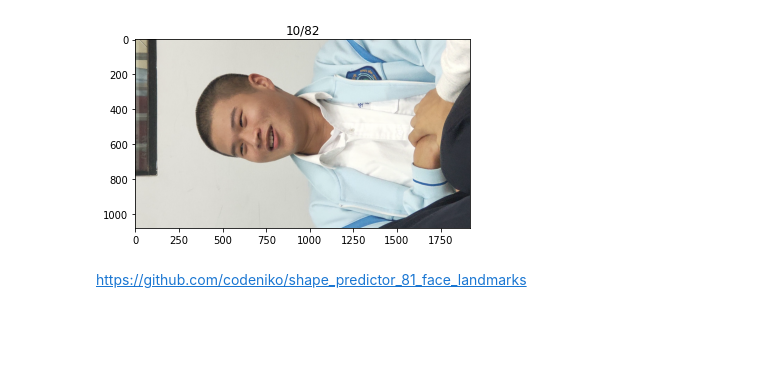
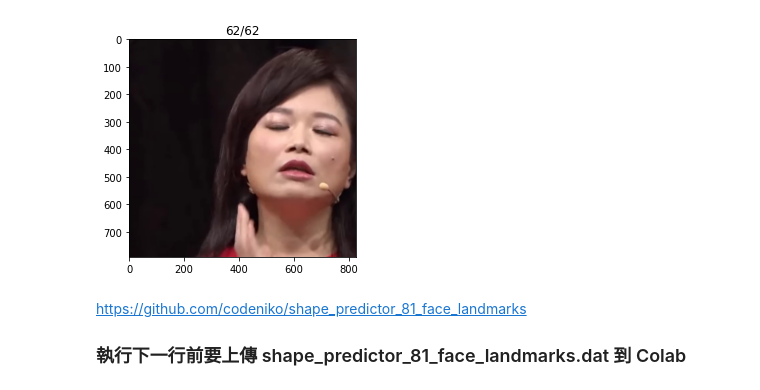
Before and after one commit to TienLungSun/2020-PyTorch-Colab, a Jupyter notebook: 7. dlib facial key points detection.ipynb, the cells around one changed output. Saved outputs shown, nothing was run; the diff lists cells and outputs as text; code cells hidden in the pictures; blank space fills up the shorter version.

```diff
--- a/7. dlib facial key points detection.ipynb
+++ b/7. dlib facial key points detection.ipynb
@@ -19,31 +23,29 @@ VID20201104153229.mp4
 # %%
-# 看一下影片 frames
-First_tracking_frame = 1
-End_tracking_frame =  10
+# take a look at the input video
+import cv2
+import imageio
+from IPython import display
+import matplotlib.pyplot as plt
+
 cap = cv2.VideoCapture(fname)
 total_frames = int(cap.get(7))
+vid = imageio.get_reader(fname, 'ffmpeg')
 print('No. of frames = ', total_frames)
 frame_count = 1
-while(cap.isOpened()):
-    if(frame_count > End_tracking_frame):
-        break
-    success, frame = cap.read()  # Capture frame-by-frame
-    if success == True:
-        # 先把 frame 轉到 First_tracking_frame, show 出此 frame 上 subject index
-        if(frame_count < First_tracking_frame):
-            frame_count += 1
-        else:
-            display.clear_output(wait=True)
-            plt.title(str(frame_count)+'/'+str(total_frames))
-            frame = cv2.cvtColor(frame, cv2.COLOR_BGR2RGB) # Convert to RGB
-            plt.imshow(frame)
-            plt.show()
-            plt.pause(0.1)
-            frame_count = frame_count + 1
-cap.release()
+try:
+  while(frame_count <= total_frames):
+    display.clear_output(wait=True)
+    plt.title(str(frame_count)+'/'+str(total_frames))
+    frame = vid.get_data(frame_count)  # Capture frame-by-frame
+    frame_count += 1
+    plt.imshow(frame)
+    plt.pause(0.1)
+except:
+    print("Read video error!")
 # %% [output]
-[figure, old version]
+[figure, new version]
 # %% [markdown]
+https://github.com/codeniko/shape_predictor_81_face_landmarks
 
-https://github.com/codeniko/shape_predictor_81_face_landmarks
+### 執行下一行前要上傳 shape_predictor_81_face_landmarks.dat 到 Colab
 # %%
```
Also changed, not shown: parts of 9 cells of this notebook, 3 other files.
